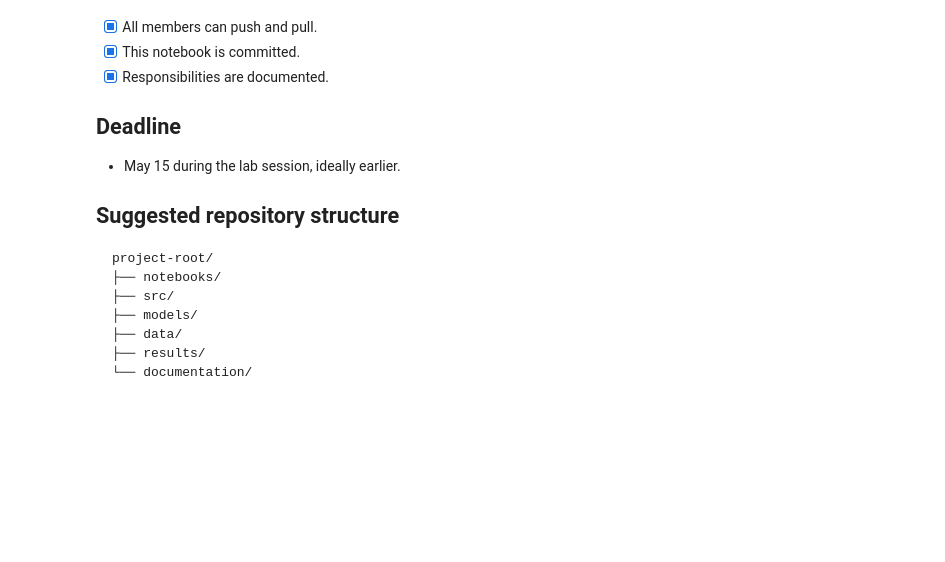
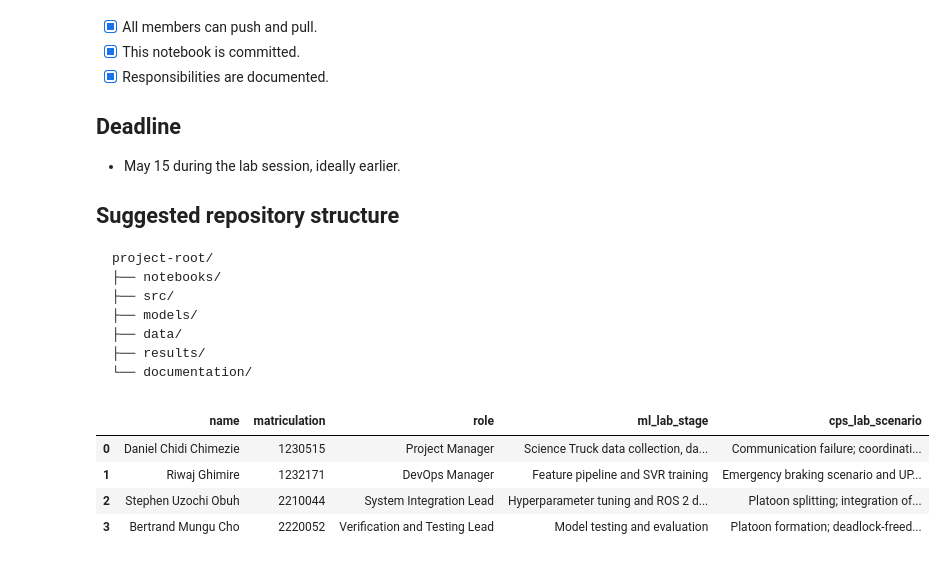
Before and after one commit to dccelectronicsgermany/Autonomous_Systems_A_Lab_Group_4, a Jupyter notebook: notebooks/AS_A_Lab_Overview_Group_4.ipynb, the cells around one changed output. Cells and saved outputs as stored; diff of their text form; code cells hidden in the pictures; blank space fills up the shorter version.

````diff
--- a/notebooks/AS_A_Lab_Overview_Group_4.ipynb
+++ b/notebooks/AS_A_Lab_Overview_Group_4.ipynb
@@ -57,16 +57,34 @@ project-root/
 └── documentation/
 ```
 # %%
+import pandas as pd
+
 team_name = "Group 4"
 repository_url = "https://github.com/dccelectronicsgermany/Autonomous_Systems_A_Lab_Group_4.git"
 
+# The ML lab pipeline was divided into four stages, one per member.
+# In the CPS lab, each member owned one platooning scenario end to end.
 team_members = [
-    {"name": "Daniel Chidi Chimezie", "role": "Project Manager", "main_responsibility": "Coordination and oversight of the project"},
-    {"name": "Riwaj Ghimire", "role": "DevOps Manager", "main_responsibility": "Managing the development and deployment processes"},
-    {"name": "Stephen Uzochi Obuh", "role": "Commissioning Engineering lead", "main_responsibility": "Supports the coordination and oversight of the project"},
-    {"name": "Bertrand Mungu Cho", "role": "Testing Engineer", "main_responsibility": "Software and hardware testing and validation},
+    {"name": "Daniel Chidi Chimezie", "matriculation": "1230515", "role": "Project Manager",
+     "ml_lab_stage": "Science Truck data collection, dataset preparation",
+     "cps_lab_scenario": "Communication failure; coordination of shared channels"},
+    {"name": "Riwaj Ghimire", "matriculation": "1232171", "role": "DevOps Manager",
+     "ml_lab_stage": "Feature pipeline and SVR training",
+     "cps_lab_scenario": "Emergency braking scenario and UPPAAL model"},
+    {"name": "Stephen Uzochi Obuh", "matriculation": "2210044", "role": "System Integration Lead",
+     "ml_lab_stage": "Hyperparameter tuning and ROS 2 deployment",
+     "cps_lab_scenario": "Platoon splitting; integration of the combined model"},
+    {"name": "Bertrand Mungu Cho", "matriculation": "2220052", "role": "Verification and Testing Lead",
+     "ml_lab_stage": "Model testing and evaluation",
+     "cps_lab_scenario": "Platoon formation; deadlock-freedom verification"},
 ]
-team_members
+pd.DataFrame(team_members)
+# %% [output]
+|  | name | matriculation | role | ml_lab_stage | cps_lab_scenario |
+| 0 | Daniel Chidi Chimezie | 1230515 | Project Manager | Science Truck data collection, da... | Communication failure; coordinati... |
+| 1 | Riwaj Ghimire | 1232171 | DevOps Manager | Feature pipeline and SVR training | Emergency braking scenario and UP... |
+| 2 | Stephen Uzochi Obuh | 2210044 | System Integration Lead | Hyperparameter tuning and ROS 2 d... | Platoon splitting; integration of... |
+| 3 | Bertrand Mungu Cho | 2220052 | Verification and Testing Lead | Model testing and evaluation | Platoon formation; deadlock-freed... |
 # %% [markdown]
 # 1. Responsibility Matrix
 
````
Also changed, not shown: parts of 16 cells of this notebook.
